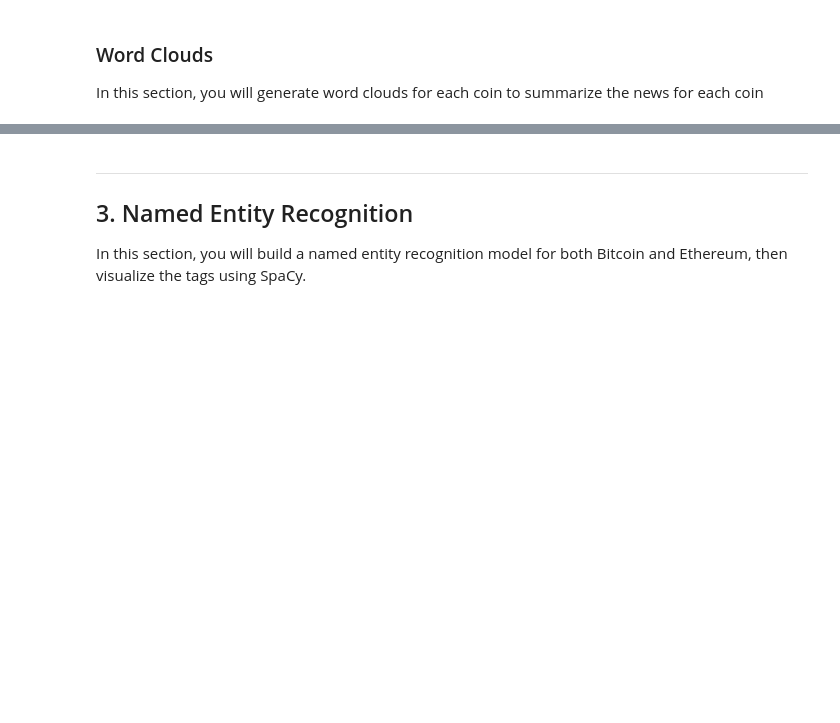
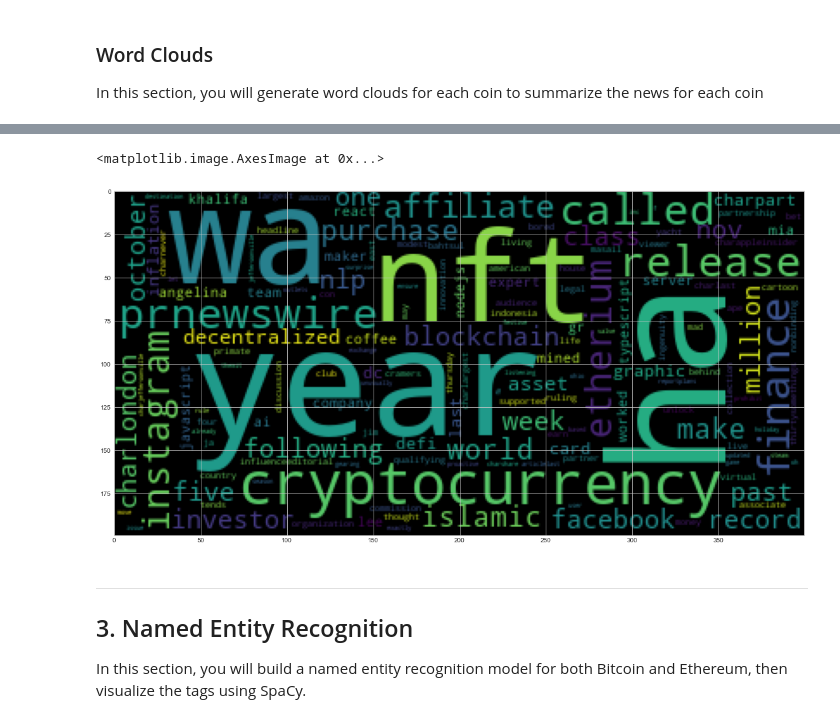
Before and after one commit to curtismacdougall/NLP_Assignment, a Jupyter notebook: crypto_sentiment.ipynb, the cells around one changed output, grey strips where cells are left out. Cells and saved outputs as stored; diff of their text form; code cells hidden in the pictures; blank space fills up the shorter version.

```diff
--- a/crypto_sentiment.ipynb
+++ b/crypto_sentiment.ipynb
@@ -262,3 +314,7 @@ from nltk import ngrams
 # %%
 # Generate the Ethereum N-grams where N=2
-# YOUR CODE HERE!
+eth_bigrams = []
+for tokens in eth_df['tokens']:
+    bigrams_count = dict(Counter(ngrams(tokens, n=2)))
+    eth_bigrams.append(bigrams_count.items())
+eth_bigrams
@@ -294,3 +406,16 @@ mpl.rcParams['figure.figsize'] = [20.0, 10.0]
+# %%
+# Generate the Ethereum word cloud
+eth_text_list = []
+for eth_tokens in eth_df['tokens']:
+    eth_text_list.append(" ".join(eth_tokens))
+text = ""
+for i in eth_text_list:
+    text += i
+eth_word_cloud = WordCloud().generate(text)
+plt.imshow(eth_word_cloud)
+# %% [output]
+<matplotlib.image.AxesImage at 0x...>
+[figure, added]
 # %% [markdown]
 ---
 ## 3. Named Entity Recognition
```
Also changed, not shown: parts of 32 cells of this notebook.
